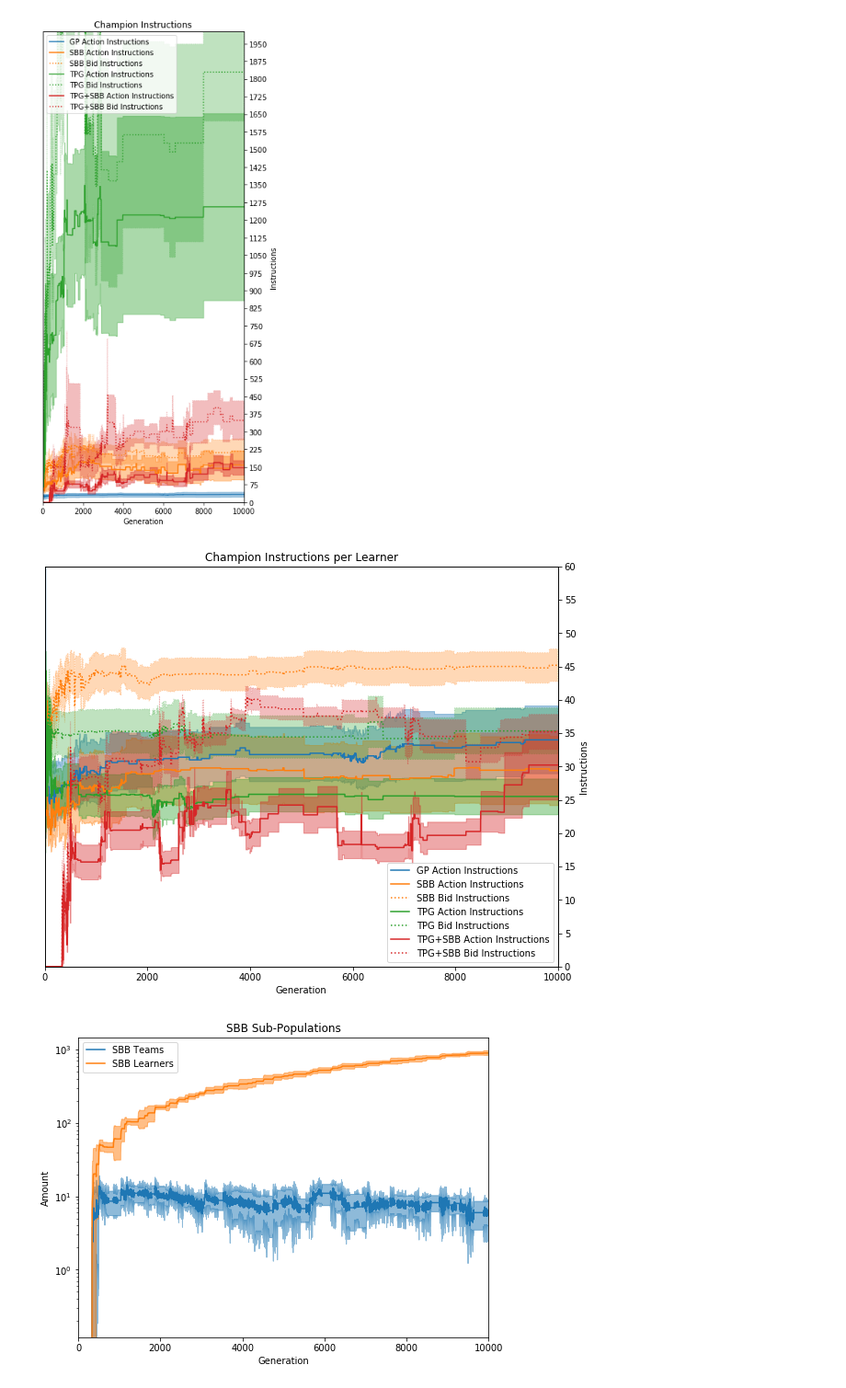
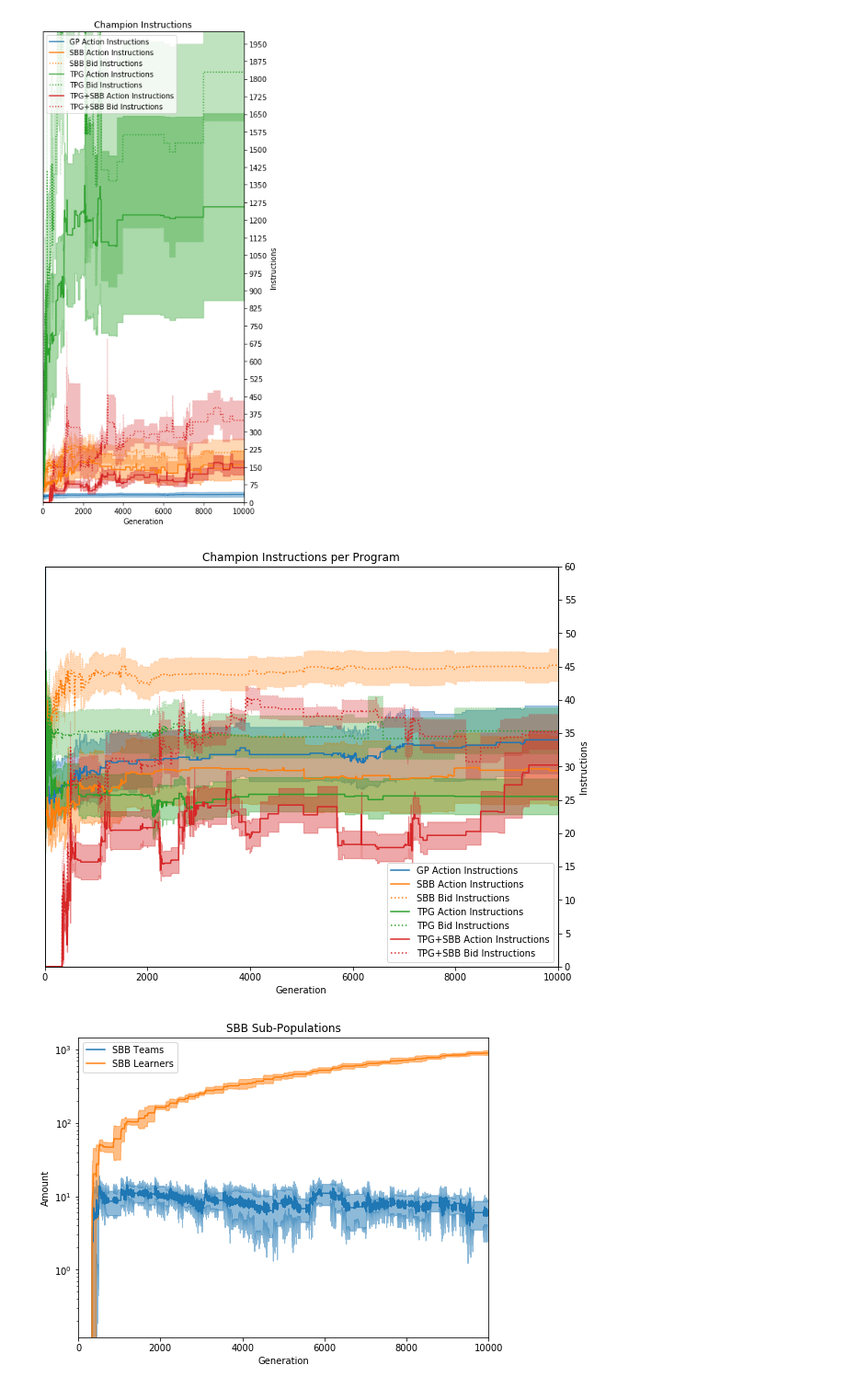
Before and after one commit to Ryan-Amaral/gp-bipedal-walker-analysis, a Jupyter notebook: basic_analysis.ipynb, the cells around one changed output. Shown at 92% size. Cells and saved outputs as stored; diff of their text form; code cells hidden in the pictures.

```diff
--- a/basic_analysis.ipynb
+++ b/basic_analysis.ipynb
@@ -425,36 +422,36 @@ plt.fill_between(range(10000),
                 alpha=0.3, color=colors[2], linestyle="dotted")
 
 
 
 
 plt.plot(tpgsbb_act_means, color=colors[3], label="TPG+SBB Action Instructions")
 plt.fill_between(range(10000),
                  tpgsbb_act_means-tpgsbb_act_stds/std_div, tpgsbb_act_means+tpgsbb_act_stds/std_div,
                 alpha=0.4, color=colors[3])
 
 plt.plot(tpgsbb_bid_means, color=colors[3], linestyle="dotted", label="TPG+SBB Bid Instructions")
 plt.fill_between(range(10000),
                  tpgsbb_bid_means-tpgsbb_bid_stds/std_div, tpgsbb_bid_means+tpgsbb_bid_stds/std_div,
                 alpha=0.3, color=colors[3], linestyle="dotted")
 
-plt.title("Champion Instructions per Learner")
+plt.title("Champion Instructions per Program")
 plt.xlabel("Generation")
 plt.xlim(0,10000)
 plt.yticks(np.arange(-40, 2001, 5000))
 #plt.ylabel("Instructions")
 ylim = plt.ylim(-0, 60)
 plt.legend()
 
 ax = plt.twinx()
 ax.set_ylim(ylim)
 ax.set_yticks(np.arange(0, 61, 5))
 ax.yaxis.set_label_position("right")
 plt.ylabel("Instructions")
 
-plt.savefig("images/evo-instructions-per-learner.pdf")
+plt.savefig("images/evo-instructions-per-program.pdf", bbox_inches = 'tight')
 plt.show()
 # %% [output]
-[figure, old version]
+[figure, new version]
 # %%
 # visualize sbb pop size over time in tpgsbb
 
```
Also changed, not shown: parts of 8 cells of this notebook, 14 other files.
